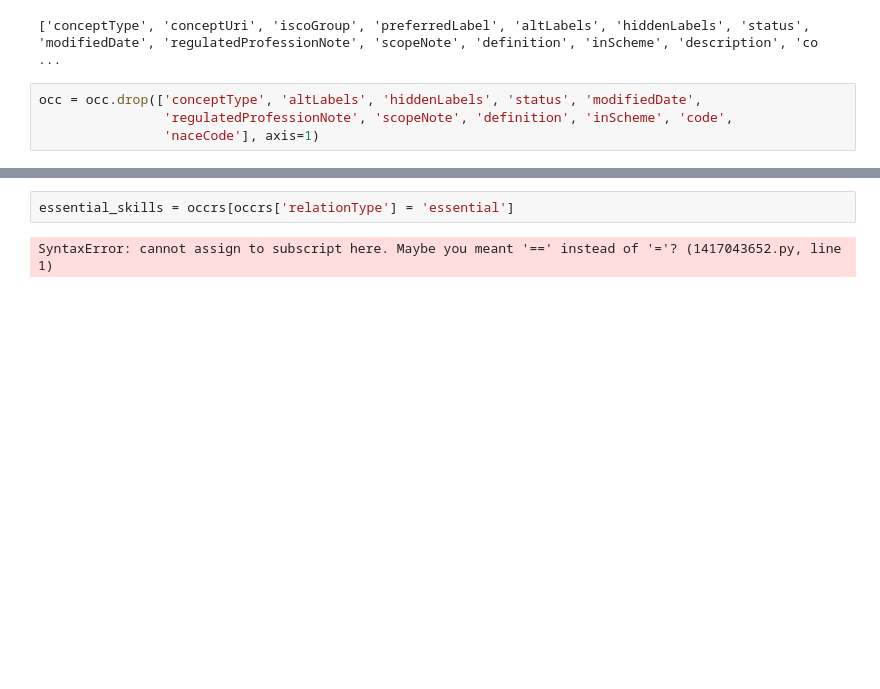
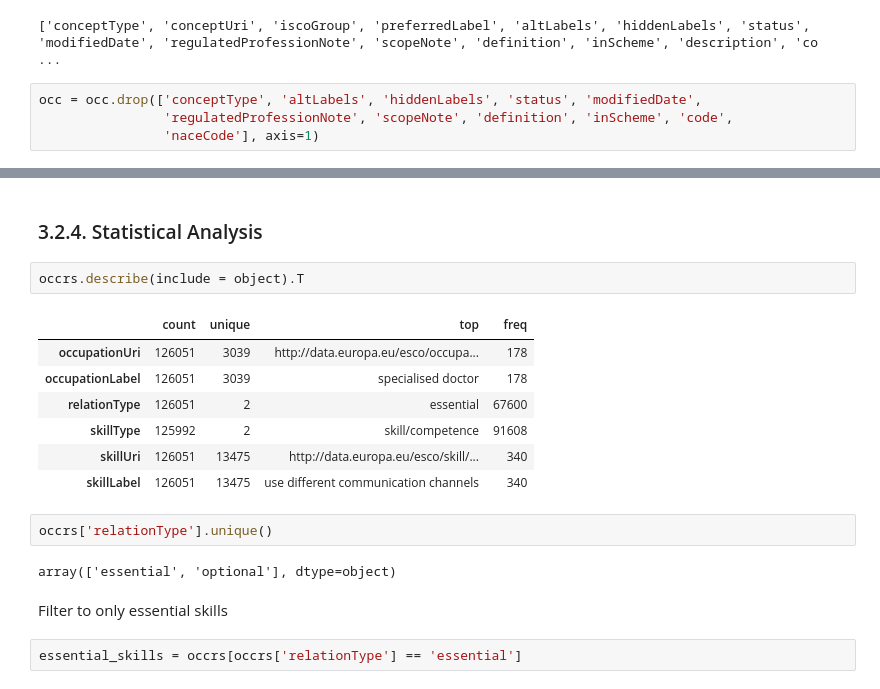
Before and after one commit to 20240693/Thesis-Career-Transitions, a Jupyter notebook: Notebooks/Job Descriptions.ipynb, the cells around one changed output, grey strips where cells are left out. Saved outputs shown, nothing was run; the diff lists cells and outputs as text; blank space fills up the shorter version.

```diff
--- a/Notebooks/Job Descriptions.ipynb
+++ b/Notebooks/Job Descriptions.ipynb
@@ -187,4 +235,24 @@ Name: relationType, dtype: object
+# %% [markdown]
+<a class="anchor" id="sub-section-3_2_4"></a>
+
+### 3.2.4. Statistical Analysis
+
+</a>
+# %%
+occrs.describe(include = object).T
+# %% [output]
+|  | count | unique | top | freq |
+| occupationUri | 126051 | 3039 | http://data.europa.eu/esco/occupa... | 178 |
+| occupationLabel | 126051 | 3039 | specialised doctor | 178 |
+| relationType | 126051 | 2 | essential | 67600 |
+| skillType | 125992 | 2 | skill/competence | 91608 |
+| skillUri | 126051 | 13475 | http://data.europa.eu/esco/skill/... | 340 |
+| skillLabel | 126051 | 13475 | use different communication channels | 340 |
+# %%
+occrs['relationType'].unique()
+# %% [output]
+array(['essential', 'optional'], dtype=object)
+# %% [markdown]
+Filter to only essential skills
 # %%
-essential_skills = occrs[occrs['relationType'] = 'essential']
+essential_skills = occrs[occrs['relationType'] == 'essential']
-# %% [output]
-SyntaxError: cannot assign to subscript here. Maybe you meant '==' instead of '='? (1417043652.py, line 1)
```
Also changed, not shown: parts of 35 cells of this notebook.
